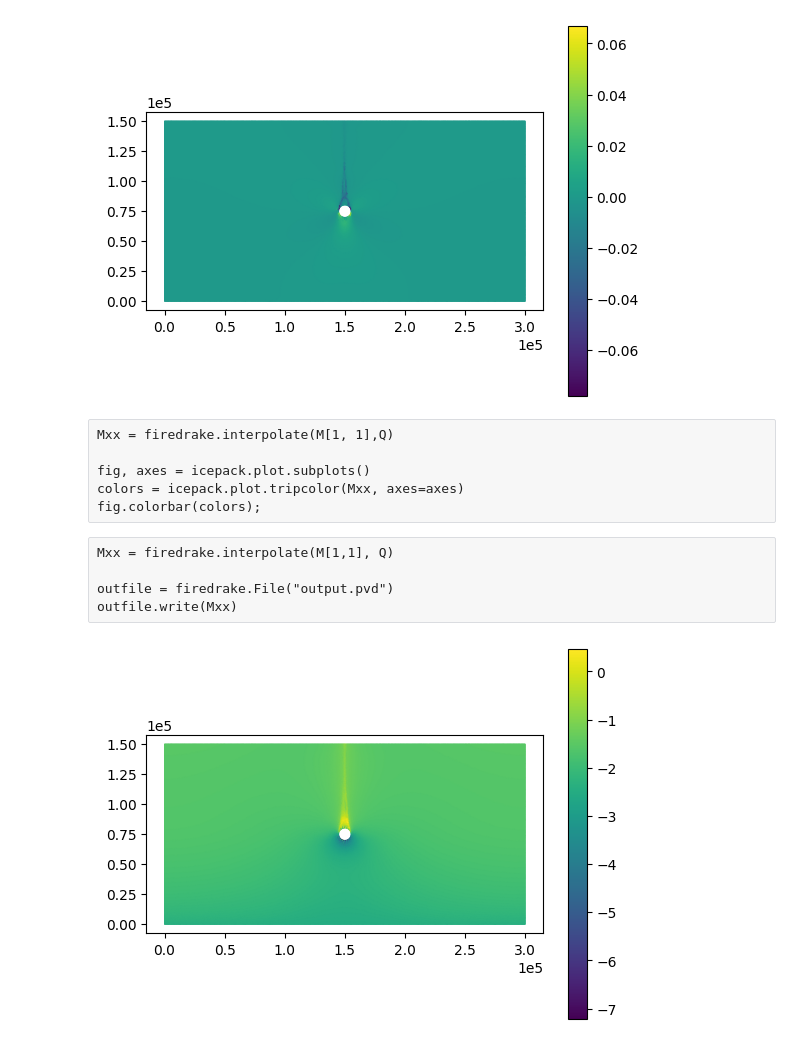
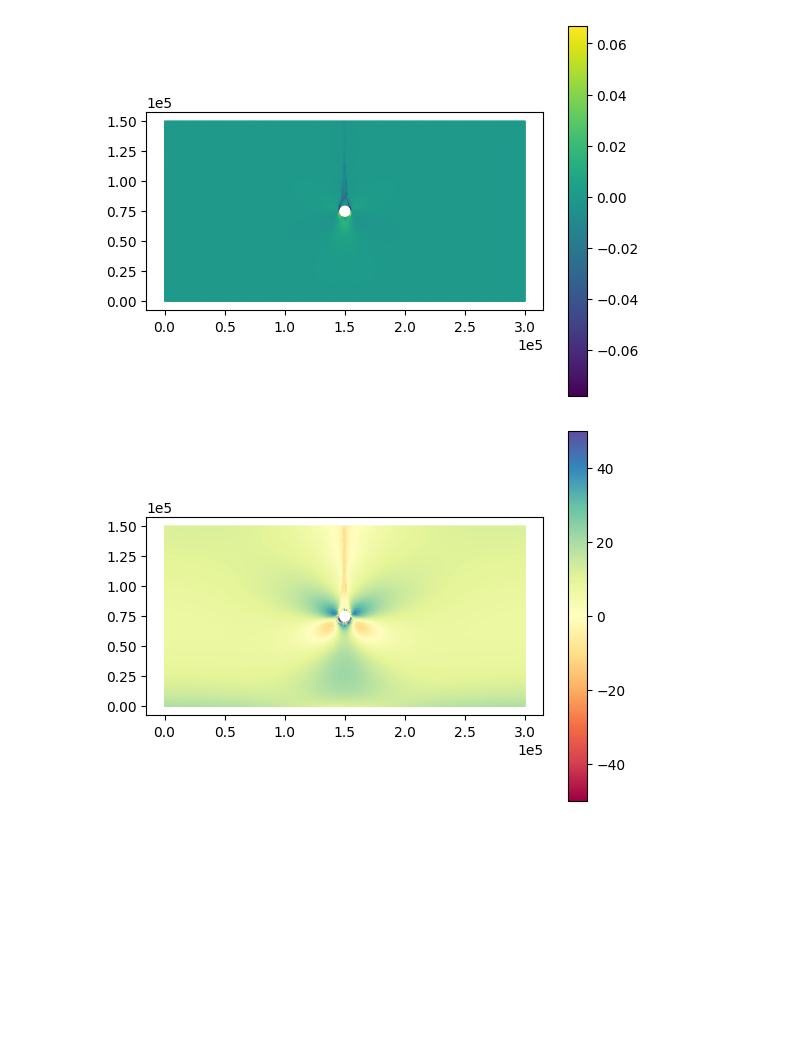
Before and after one commit to henryclara/ButtressingProject, a Jupyter notebook: SSA_Model/IceShelfButtressingSimulations.ipynb, the cells around one changed output. Drawn from its saved outputs; the diff is of its cells as text; code cells hidden in the pictures; blank space fills up the shorter version.

```diff
--- a/SSA_Model/IceShelfButtressingSimulations.ipynb
+++ b/SSA_Model/IceShelfButtressingSimulations.ipynb
@@ -215,20 +142,14 @@ colors = icepack.plot.tripcolor(εxx, axes=axes)
 fig.colorbar(colors);
 # %% [output]
 [figure]
-# %% [raw]
-Mxx = firedrake.interpolate(M[1, 1],Q)
-
-fig, axes = icepack.plot.subplots()
-colors = icepack.plot.tripcolor(Mxx, axes=axes)
-fig.colorbar(colors);
-# %% [raw]
-Mxx = firedrake.interpolate(M[1,1], Q)
-
-outfile = firedrake.File("output.pvd")
-outfile.write(Mxx)
 # %%
 year = 365.25 * 24 * 60 * 60 # number of seconds in a year
 g = 9.81 * year**2 # [m a^{-1}]
 rho_i = 900 / year**2 * 1.0e-6 #[MPa m^{-2} a^2]
-Mxx = firedrake.interpolate(2 * M[0,0] + M[1,1] - rho_i * g * h, Q)
-Myy = firedrake.interpolate(2 * M[1,1] + M[0,0] - rho_i * g * h, Q)
+sigma_xx = firedrake.interpolate(2 * M[0,0]*h + M[1,1]*h - 0.5 * rho_i * g * h**2, Q)
+sigma_yy = firedrake.interpolate(2 * M[1,1]*h + M[0,0]*h - 0.5 * rho_i * g * h**2, Q)
+sigma_nhp_xx = firedrake.interpolate(2 * M[0,0]*h + M[1,1]*h, Q)
+sigma_nhp_yy = firedrake.interpolate(2 * M[1,1]*h + M[0,0]*h, Q)
+Mxx = firedrake.interpolate(M[0,0]*h, Q) #
+Myy = firedrake.interpolate(M[1,1]*h, Q) #
+HP = firedrake.interpolate( - 0.5 * rho_i * g * h**2, Q) # negative
@@ -235,8 +166,8 @@ Myy = firedrake.interpolate(2 * M[1,1] + M[0,0] - rho_i * g * h, Q)
 # %%
 fig, axes = icepack.plot.subplots()
-colors = icepack.plot.tripcolor(Mxx, axes=axes)
+colors = icepack.plot.tripcolor(Mxx, axes=axes, vmin=-50, vmax=50, cmap="Spectral")
 fig.colorbar(colors);
 # %% [output]
-[figure, old version]
+[figure, new version]
 # %%
 fig, axes = icepack.plot.subplots()
```
Also changed, not shown: parts of 17 cells of this notebook, 1 other file.
